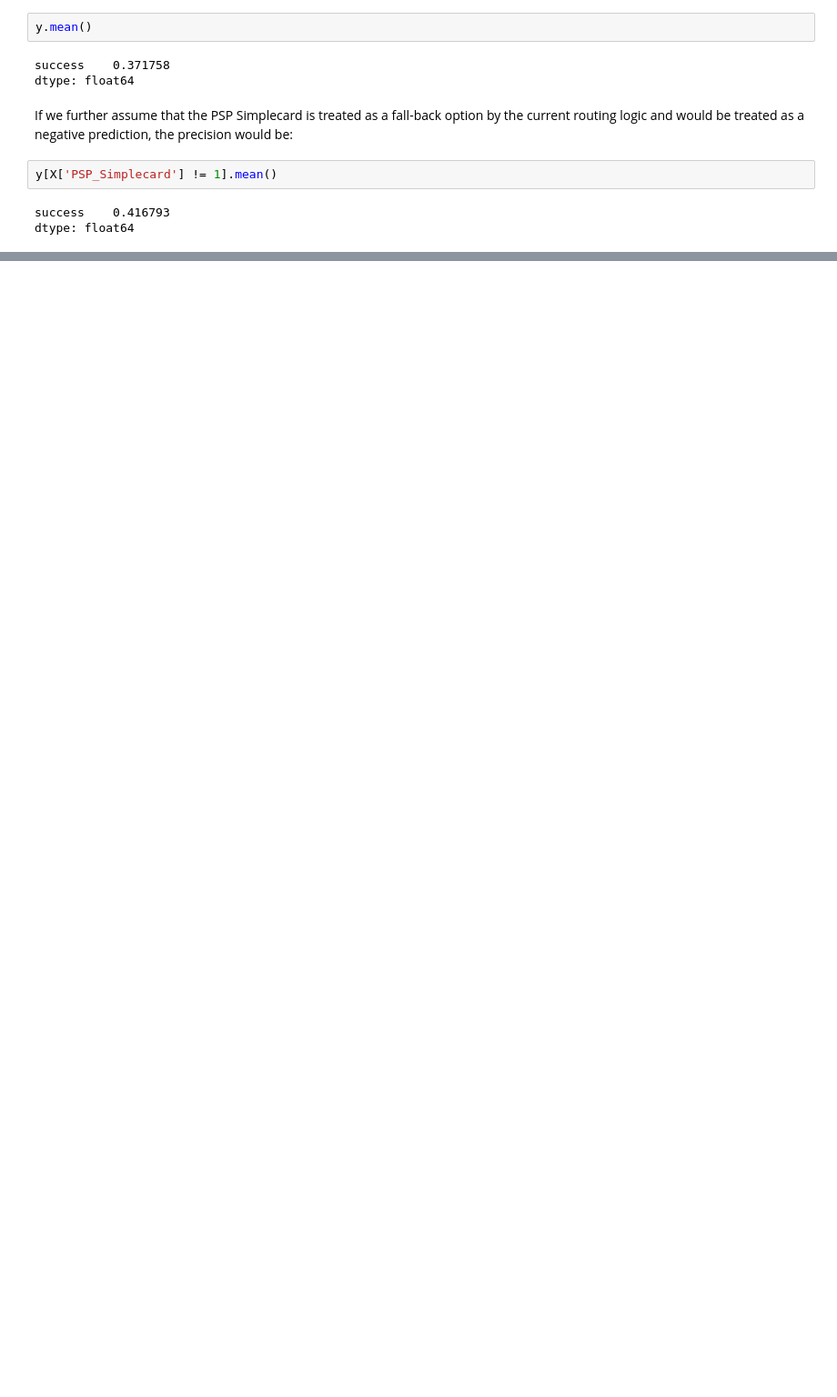
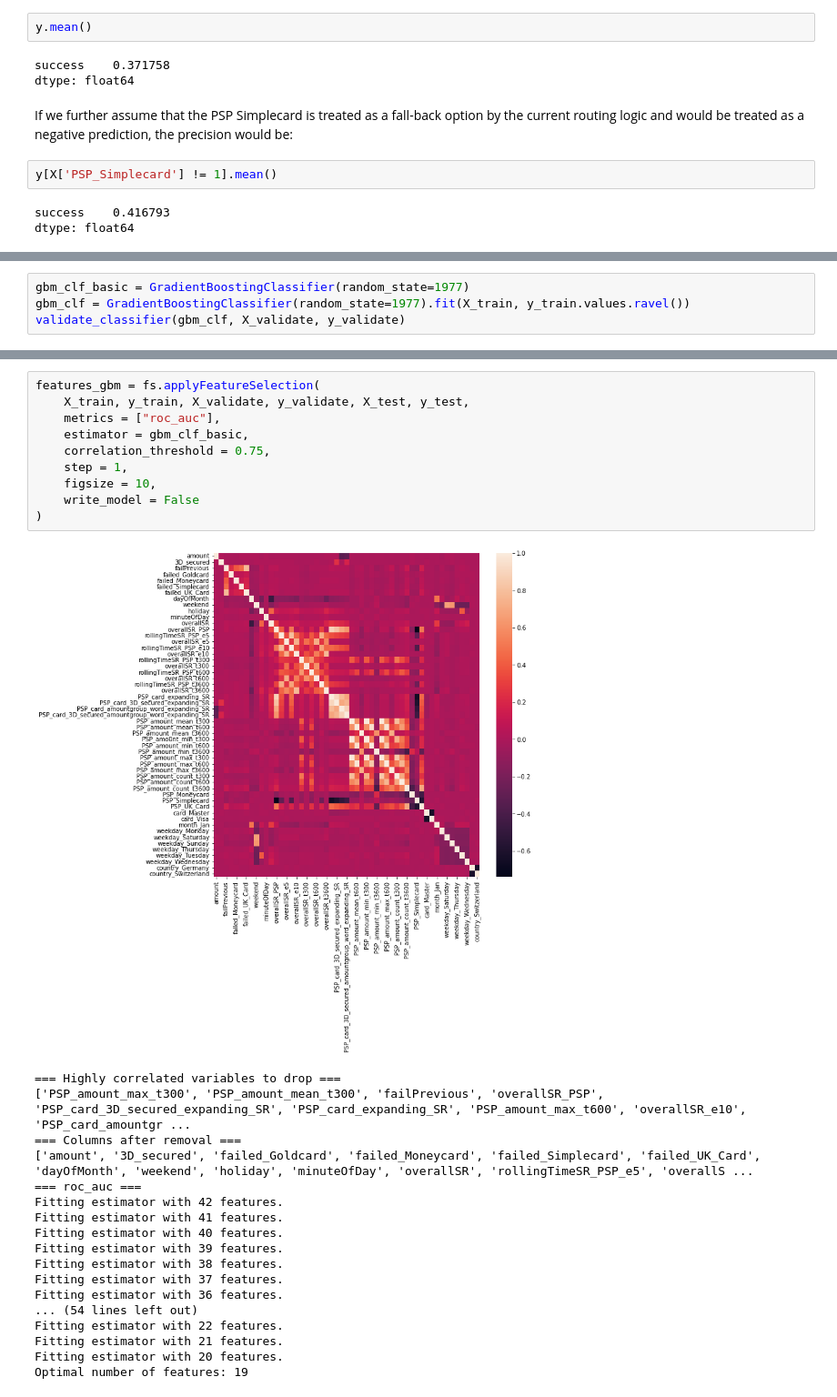
Before and after one commit to TNMayer/IU_DLMDSME01, a Jupyter notebook: 03_Modeling.ipynb, the cells around one changed output, grey strips where cells are left out. Shown at 91% size. Cells and saved outputs as stored; diff of their text form; blank space fills up the shorter version.

```diff
--- a/03_Modeling.ipynb
+++ b/03_Modeling.ipynb
@@ -199,0 +232,4 @@ When examining the results of a model, be sure to take notes on your modeling ex
+# %%
+gbm_clf_basic = GradientBoostingClassifier(random_state=1977)
+gbm_clf = GradientBoostingClassifier(random_state=1977).fit(X_train, y_train.values.ravel())
+validate_classifier(gbm_clf, X_validate, y_validate)
@@ -199,0 +417,29 @@ When examining the results of a model, be sure to take notes on your modeling ex
+# %%
+features_gbm = fs.applyFeatureSelection(
+    X_train, y_train, X_validate, y_validate, X_test, y_test,
+    metrics = ["roc_auc"],
+    estimator = gbm_clf_basic,
+    correlation_threshold = 0.75,
+    step = 1,
+    figsize = 10,
+    write_model = False
+)
+# %% [output]
+[figure, added]
+=== Highly correlated variables to drop ===
+['PSP_amount_max_t300', 'PSP_amount_mean_t300', 'failPrevious', 'overallSR_PSP', 'PSP_card_3D_secured_expanding_SR', 'PSP_card_expanding_SR', 'PSP_amount_max_t600', 'overallSR_e10', 'PSP_card_amountgr ...
+=== Columns after removal ===
+['amount', '3D_secured', 'failed_Goldcard', 'failed_Moneycard', 'failed_Simplecard', 'failed_UK_Card', 'dayOfMonth', 'weekend', 'holiday', 'minuteOfDay', 'overallSR', 'rollingTimeSR_PSP_e5', 'overallS ...
+=== roc_auc ===
+Fitting estimator with 42 features.
+Fitting estimator with 41 features.
+Fitting estimator with 40 features.
+Fitting estimator with 39 features.
+Fitting estimator with 38 features.
+Fitting estimator with 37 features.
+Fitting estimator with 36 features.
+... (54 lines left out)
+Fitting estimator with 22 features.
+Fitting estimator with 21 features.
+Fitting estimator with 20 features.
+Optimal number of features: 19
```
Also changed, not shown: parts of 81 cells of this notebook, 8 other files.
